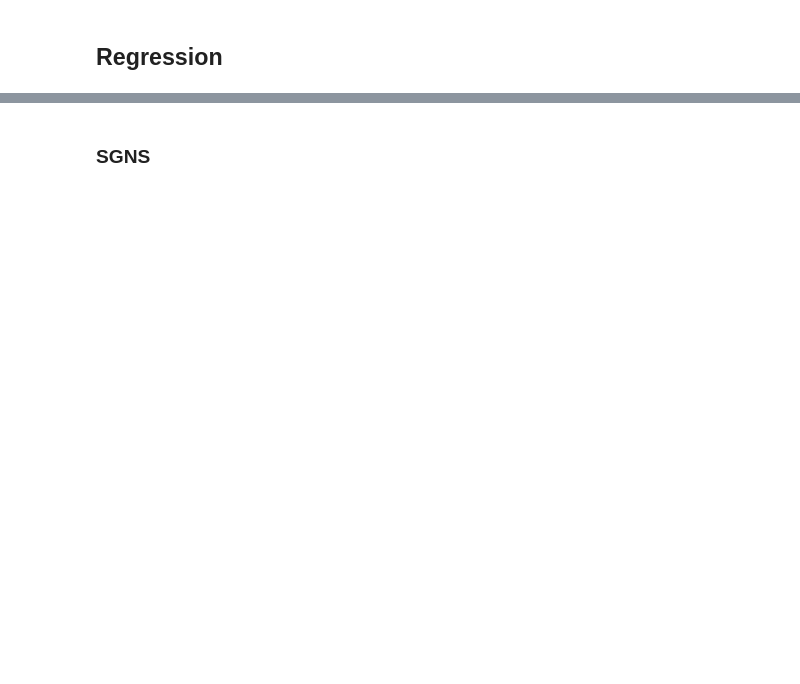
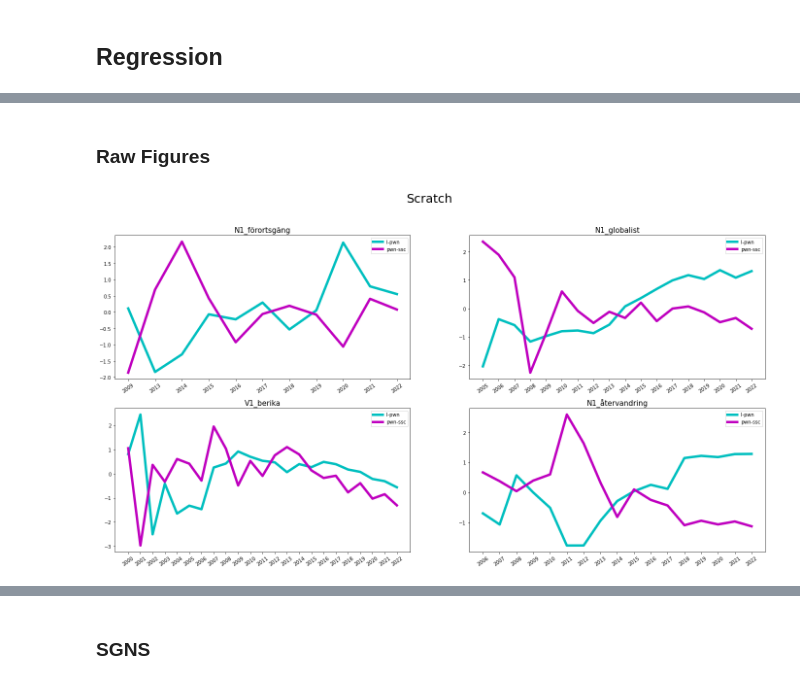
Before and after one commit to mboholm/dw_change, a Jupyter notebook: analysis/replacements/analysis.ipynb, the cells around one changed output, grey strips where cells are left out. Drawn from its saved outputs; the diff is of its cells as text; code cells hidden in the pictures; blank space fills up the shorter version.

```diff
--- a/analysis/replacements/analysis.ipynb
+++ b/analysis/replacements/analysis.ipynb
@@ -627,0 +1103,26 @@ def sigmoid(x):
+# %%
+names = [
+#"fb_sgns",
+"SBERT", #"fb_kb",
+#"fb_sts",
+"BERT", #"fb_bert",
+# "BERT-CLS",
+#"fb_megatron",
+#"T5-sml",#"fb_t5small",
+# "T5-3b", #"fb_t53b",
+"mT5-XL",
+# "fb_sgns_G",
+# "fb_kb_G",
+# "fb_sts_G",
+#"SGNS-nlpl",
+"SGNS-w5",
+"SGNS-w10",
+"SGNS-w15",
+"SGNS-w5-200",
+"SGNS-w10-200",
+"SGNS-w15-200"
+]
+# %%
+#ABSTRATs = [{"A-Strategy":"ms1", "B-Strategy":"min0.2"}] + [{"A-Strategy":"rn"}] * 6 + [{"A-Strategy":"ms1", "B-Strategy":"min0.2"}] * 7
+#ABSTRATs = [{"A-Strategy":"rn"}] * 5 + [{"A-Strategy":"ms1", "B-Strategy":"min0.2"}] * 6
+ABSTRATs = [{"A-Strategy":"rn"}] * 3 + [{"A-Strategy":"ms1", "B-Strategy":"min0.2"}] * 6
@@ -627,0 +1510,22 @@ def sigmoid(x):
+# %% [markdown]
+### Raw Figures
+# %%
+DWES = ["N1_förortsgäng", "N1_globalist", "V1_berika", "N1_återvandring"]
+ts_data = viz_multi(
+    title = "Scratch",
+    #iod_data_frames = [fb_sgns_w5_200_iod]*4,
+    iod_data_frames = [fb_bert_iod]*4,
+    names = DWES,
+    dwes = DWES,
+    criteria = [{"A-Strategy":"rn"}]*4,
+    #criteria = [{"A-Strategy":"ms1", "B-Strategy": "top3"}]*4,
+    years = [years]*4,
+    #meas = [("I-cnt", "r", '-'), ("O-cnt", "g", '-'), ("cnt-ssc", "b", '--')],
+    meas = [("I-pwn", "c", '-'), ("pwn-ssc", "m", '-')],
+    truncate = True,
+    inverse = "pwn-ssc",
+    return_time_series=True,
+    normalize = True
+)
+# %% [output]
+[figure, added]
```
Also changed, not shown: parts of 320 cells of this notebook, 1 other file.
